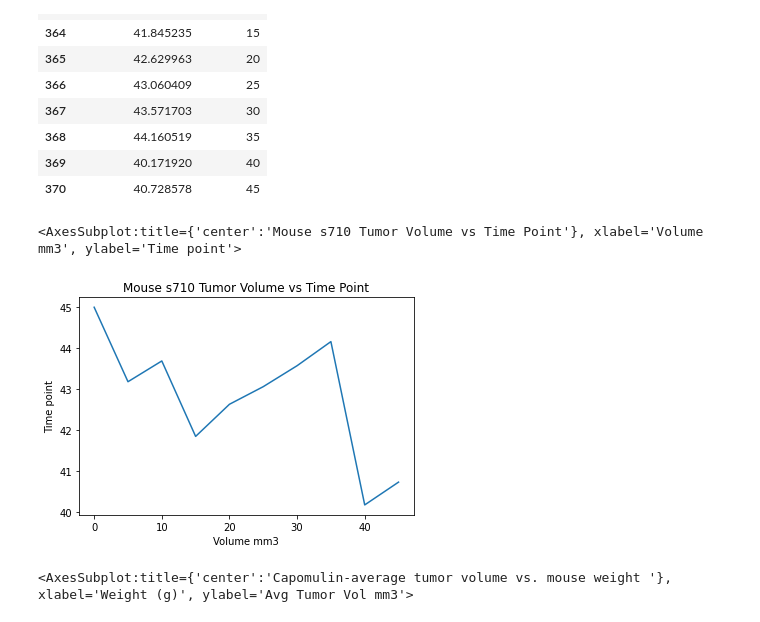
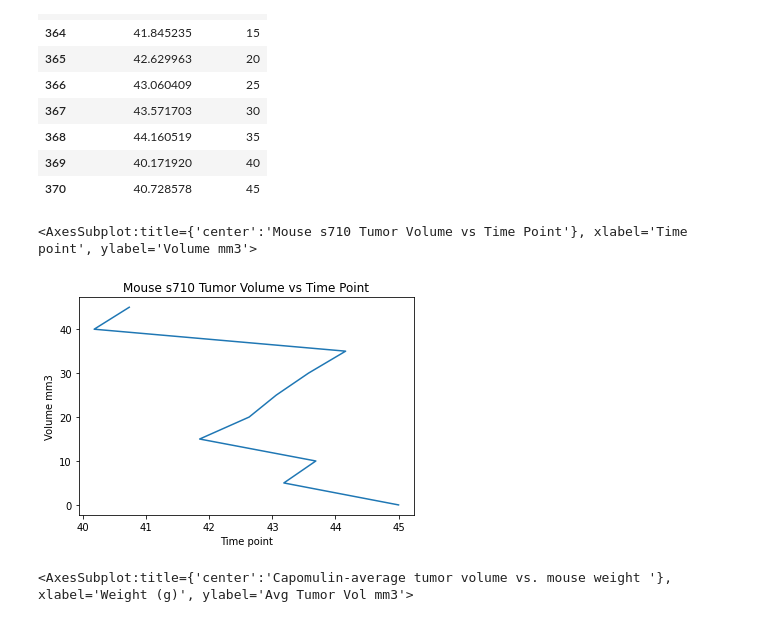
Before and after one commit to ElenaChurch/Matplotlib-challenge, a Jupyter notebook: Matplotlib-challenge hw/pymaceuticals_Homework.ipynb, the cells around one changed output. Drawn from its saved outputs; the diff is of its cells as text; code cells hidden in the pictures.

```diff
--- a/Matplotlib-challenge hw/pymaceuticals_Homework.ipynb
+++ b/Matplotlib-challenge hw/pymaceuticals_Homework.ipynb
@@ -261,11 +261,11 @@ s710_df
 | 370 | 40.728578 | 45 |
 # %%
 #Pandas graph
-s710_df.plot.line(x='Timepoint',y='Tumor_Volume_mm3',
-                  title='Mouse s710 Tumor Volume vs Time Point',xlabel='Volume mm3', ylabel='Time point', legend=False)
+s710_df.plot.line(x='Tumor_Volume_mm3',y='Timepoint',
+                  title='Mouse s710 Tumor Volume vs Time Point',ylabel='Volume mm3', xlabel='Time point', legend=False)
 # %% [output]
-<AxesSubplot:title={'center':'Mouse s710 Tumor Volume vs Time Point'}, xlabel='Volume mm3', ylabel='Time point'>
+<AxesSubplot:title={'center':'Mouse s710 Tumor Volume vs Time Point'}, xlabel='Time point', ylabel='Volume mm3'>
-[figure, old version]
+[figure, new version]
 # %%
 # Generate a scatter plot of average tumor volume vs. mouse weight for the Capomulin regimen
 Capomulin=cleanmousedata.loc[cleanmousedata['Drug Regimen']=='Capomulin',['Tumor_Volume_mm3','Weight (g)']]
```
Also changed, not shown: parts of 2 cells of this notebook.
